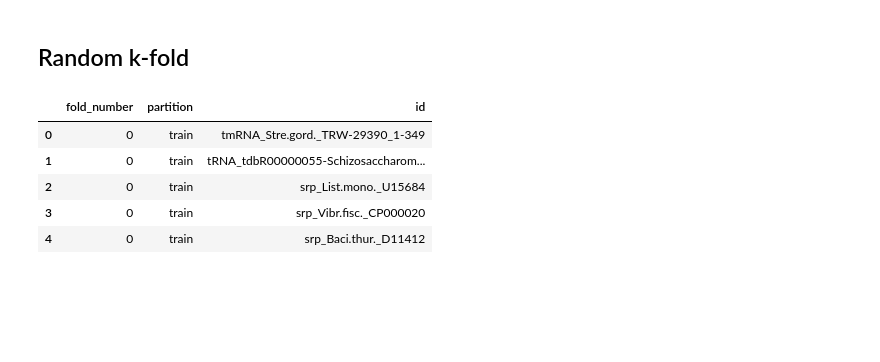
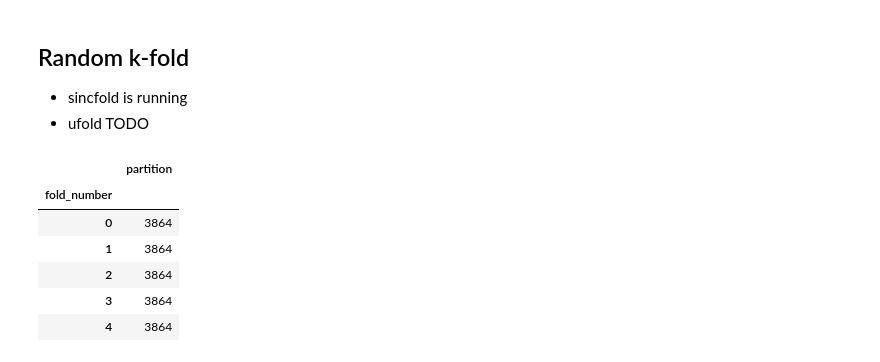
Before and after one commit to sinc-lab/revisiting_xval_rnafolding, a Jupyter notebook: performance_eval.ipynb, the cells around one changed output. Saved outputs shown, nothing was run; the diff lists cells and outputs as text; code cells hidden in the pictures; blank space fills up the shorter version.

Commit message:
update kfold res

```diff
--- a/performance_eval.ipynb
+++ b/performance_eval.ipynb
@@ -46,12 +150,15 @@ dataset.head()
 # %% [markdown]
 ## Random k-fold
+- sincfold is running
+- ufold TODO
 # %%
-splits = pd.read_csv(f"{DATA_PATH}data/1_random_kfolds/ArchiveII_splits_random.csv")
-splits.head()
+splits = pd.read_csv(f"{DATA_PATH}data/1_random_kfolds/ArchiveII_splits_random.csv", index_col="id")
+splits.groupby("fold_number").count()
 # %% [output]
-|  | fold_number | partition | id |
-| 0 | 0 | train | tmRNA_Stre.gord._TRW-29390_1-349 |
-| 1 | 0 | train | tRNA_tdbR00000055-Schizosaccharom... |
-| 2 | 0 | train | srp_List.mono._U15684 |
-| 3 | 0 | train | srp_Vibr.fisc._CP000020 |
-| 4 | 0 | train | srp_Baci.thur._D11412 |
+|  | partition |
+| fold_number |  |
+| 0 | 3864 |
+| 1 | 3864 |
+| 2 | 3864 |
+| 3 | 3864 |
+| 4 | 3864 |
```
Also changed, not shown: parts of 18 cells of this notebook, 2 other files.
